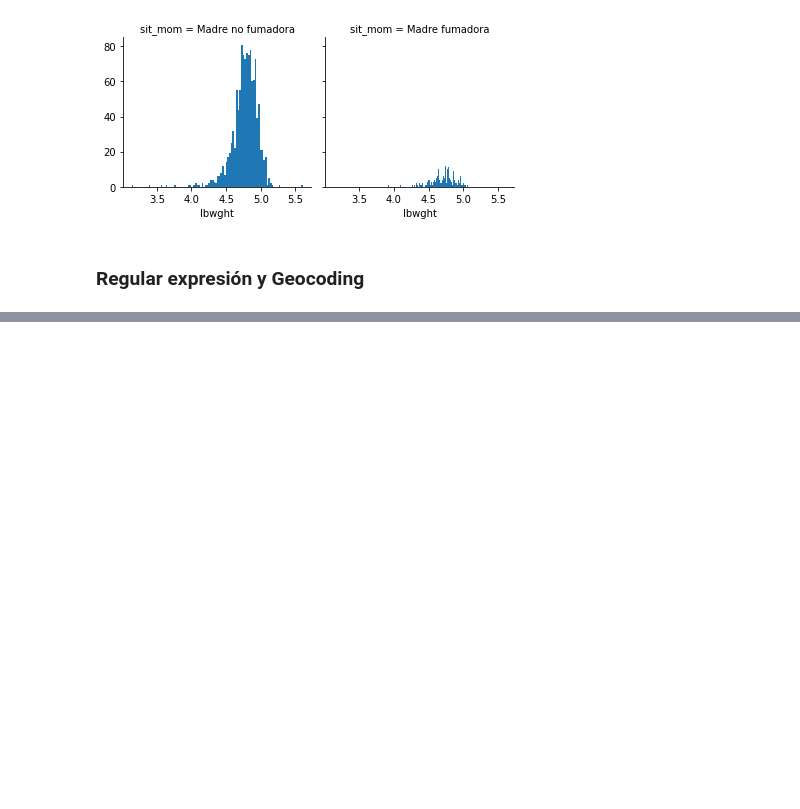
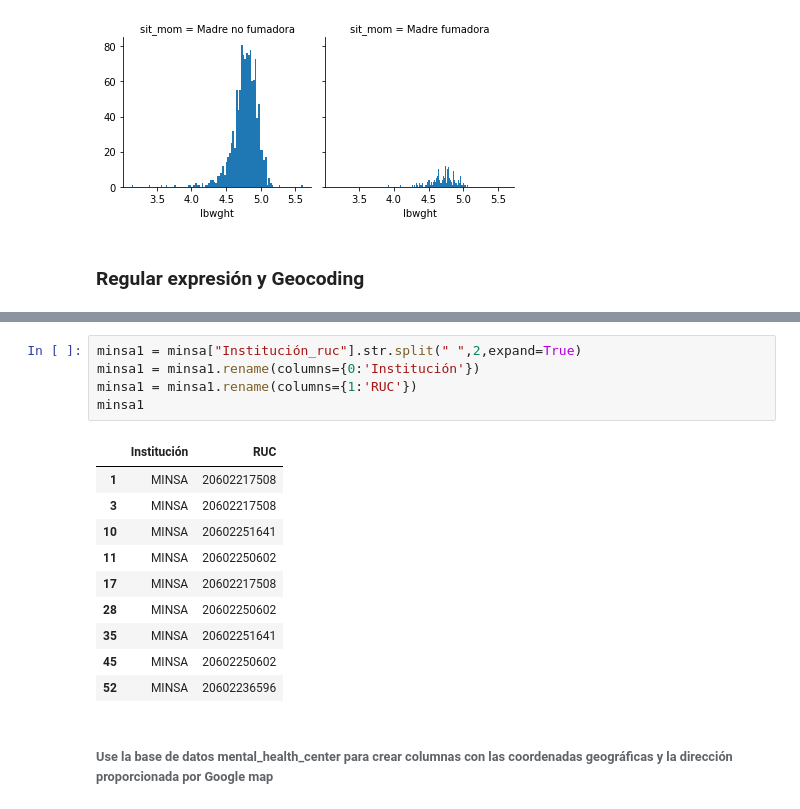
Before and after one commit to Robertopucp/1ECO35_R_PYTHON, a Jupyter notebook: Trabajo_grupal/WH6/Grupo_1_Python.ipynb, the cells around one changed output, grey strips where cells are left out. Cells and saved outputs as stored; diff of their text form; blank space fills up the shorter version.

```diff
--- a/Trabajo_grupal/WH6/Grupo_1_Python.ipynb
+++ b/Trabajo_grupal/WH6/Grupo_1_Python.ipynb
@@ -99,0 +140,18 @@ from tqdm import tqdm_notebook as tqdm # libreria para contabilizar tiempo de ej
+# %%
+minsa1 = minsa["Institución_ruc"].str.split(" ",2,expand=True)
+minsa1 = minsa1.rename(columns={0:'Institución'})
+minsa1 = minsa1.rename(columns={1:'RUC'})
+minsa1
+# %% [output]
+|  | Institución | RUC |
+| 1 | MINSA | 20602217508 |
+| 3 | MINSA | 20602217508 |
+| 10 | MINSA | 20602251641 |
+| 11 | MINSA | 20602250602 |
+| 17 | MINSA | 20602217508 |
+| 28 | MINSA | 20602250602 |
+| 35 | MINSA | 20602251641 |
+| 45 | MINSA | 20602250602 |
+| 52 | MINSA | 20602236596 |
+# %% [markdown]
+###### Use la base de datos mental_health_center para crear columnas con las coordenadas geográficas y la dirección proporcionada por Google map
```
Also changed, not shown: parts of 6 cells of this notebook, 1 other file.
